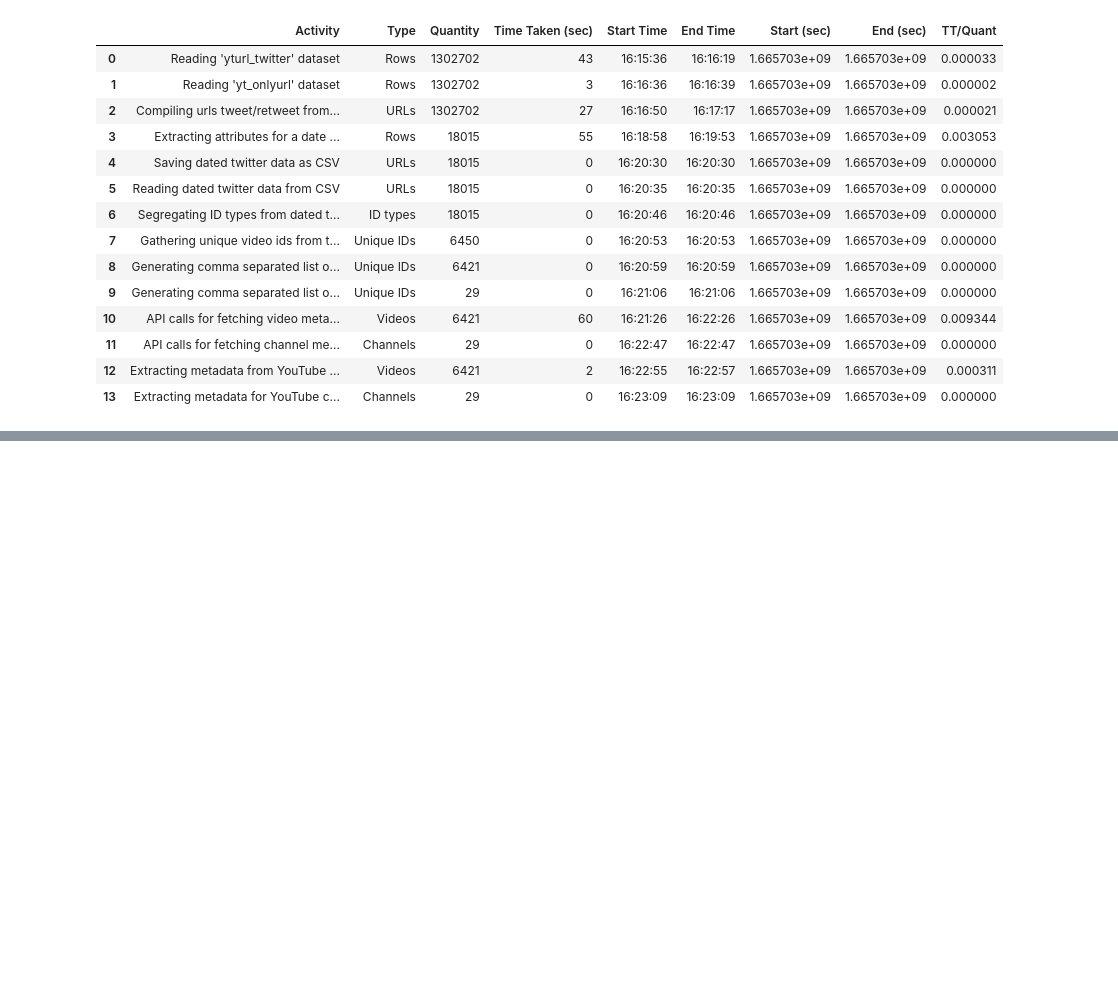
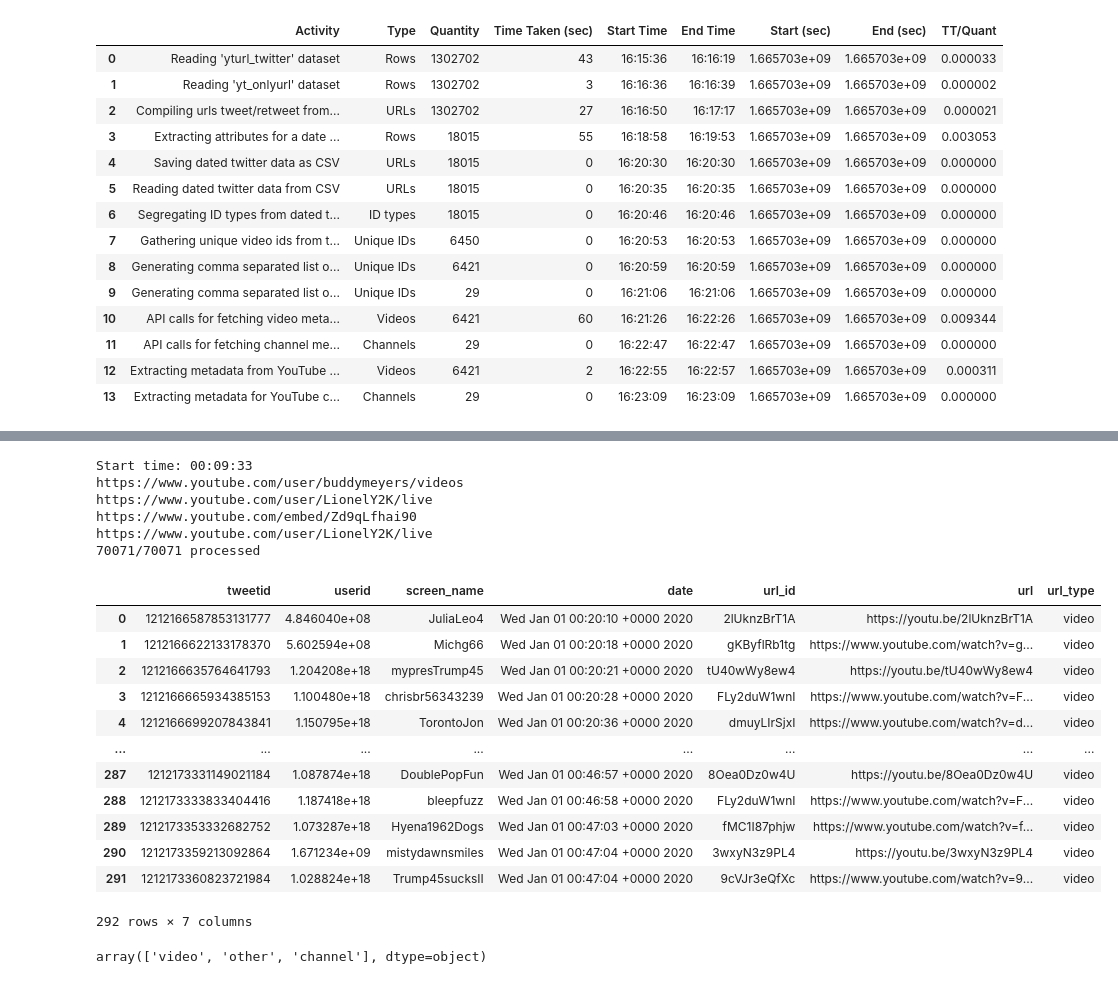
Before and after one commit to MihirS57/Twitter-YouTube-Compile-Monitor, a Jupyter notebook: Twitter-YouTube-Monitoring.ipynb, the cells around one changed output, grey strips where cells are left out. Drawn from its saved outputs; the diff is of its cells as text; code cells hidden in the pictures; blank space fills up the shorter version.

```diff
--- a/Twitter-YouTube-Monitoring.ipynb
+++ b/Twitter-YouTube-Monitoring.ipynb
@@ -1092,0 +1150,50 @@ Total time taken by the script to complete processing for Feb 23 2022: 190s
+# %%
+tweetid_list = []
+userid_list = []
+screenname_list = []
+date_list = []
+url_list = []
+url_id_list = []
+url_type_list = []
+count_ids = 0
+count_cids = 0
+count_nonids = 0
+count = 0
+dt_string_s,start_time = startTimeMe(True)
+#tweetid, userid, screen_name, date, url, url_id, url_type
+for idx in twitter_dataset.index:
+    tweet_id = twitter_dataset['tweetid'][idx]
+    if tweet_id in tweetid_urldata:
+        tweetid_index = tweetid_urldata.index(tweet_id)
+        yt_url = urllist_urldata[tweetid_index]
+        if yt_url != "NA" and 'youtube.com' in yt_url or 'youtu.be' in yt_url:
+            tweetid_list.append(tweet_id)
+            userid_list.append(twitter_dataset['userid'][idx])
+            screenname_list.append(twitter_dataset['screen_name'][idx])
+            date_list.append(twitter_dataset['date'][idx])
+            url_list.append(yt_url)
+            link_type, link_id = getIDfromURL(yt_url)
+            url_type_list.append(link_type)
+            url_id_list.append(link_id)
+            if link_type == 'other':
+                count_nonids = count_nonids+1
+            elif link_type == 'channel':
+                count_cids = count_cids+1
+            else:
+                count_ids = count_ids+1
+    count=count+1
+    print(f'{count}/{len(twitter_dataset)} processed',end="\r")
+video_twitter_metadata = pd.DataFrame({'tweetid': tweetid_list,
+                                 'userid': userid_list,
+                                 'screen_name': screenname_list,
+                                 'date': date_list,
+                                 'url_id': url_id_list,
+                                 'url':url_list,
+                                 'url_type':url_type_list })
+# %% [output]
+Start time: 00:09:33
+https://www.youtube.com/user/buddymeyers/videos
+https://www.youtube.com/user/LionelY2K/live
+https://www.youtube.com/embed/Zd9qLfhai90
+https://www.youtube.com/user/LionelY2K/live
+70071/70071 processed
@@ -1092,0 +1202,22 @@ Total time taken by the script to complete processing for Feb 23 2022: 190s
+# %%
+video_twitter_metadata = pd.read_csv(f'./dataset/Script Extracted/VideoTwitterMetadata_{file_name}.csv', low_memory=False)
+# %%
+video_twitter_metadata
+# %% [output]
+|  | tweetid | userid | screen_name | date | url_id | url | url_type |
+| 0 | 1212166587853131777 | 4.846040e+08 | JuliaLeo4 | Wed Jan 01 00:20:10 +0000 2020 | 2lUknzBrT1A | https://youtu.be/2lUknzBrT1A | video |
+| 1 | 1212166622133178370 | 5.602594e+08 | Michg66 | Wed Jan 01 00:20:18 +0000 2020 | gKByflRb1tg | https://www.youtube.com/watch?v=g... | video |
+| 2 | 1212166635764641793 | 1.204208e+18 | mypresTrump45 | Wed Jan 01 00:20:21 +0000 2020 | tU40wWy8ew4 | https://youtu.be/tU40wWy8ew4 | video |
+| 3 | 1212166665934385153 | 1.100480e+18 | chrisbr56343239 | Wed Jan 01 00:20:28 +0000 2020 | FLy2duW1wnI | https://www.youtube.com/watch?v=F... | video |
+| 4 | 1212166699207843841 | 1.150795e+18 | TorontoJon | Wed Jan 01 00:20:36 +0000 2020 | dmuyLIrSjxI | https://www.youtube.com/watch?v=d... | video |
+| ... | ... | ... | ... | ... | ... | ... | ... |
+| 287 | 1212173331149021184 | 1.087874e+18 | DoublePopFun | Wed Jan 01 00:46:57 +0000 2020 | 8Oea0Dz0w4U | https://youtu.be/8Oea0Dz0w4U | video |
+| 288 | 1212173333833404416 | 1.187418e+18 | bleepfuzz | Wed Jan 01 00:46:58 +0000 2020 | FLy2duW1wnI | https://www.youtube.com/watch?v=F... | video |
+| 289 | 1212173353332682752 | 1.073287e+18 | Hyena1962Dogs | Wed Jan 01 00:47:03 +0000 2020 | fMC1I87phjw | https://www.youtube.com/watch?v=f... | video |
+| 290 | 1212173359213092864 | 1.671234e+09 | mistydawnsmiles | Wed Jan 01 00:47:04 +0000 2020 | 3wxyN3z9PL4 | https://youtu.be/3wxyN3z9PL4 | video |
+| 291 | 1212173360823721984 | 1.028824e+18 | Trump45sucksII | Wed Jan 01 00:47:04 +0000 2020 | 9cVJr3eQfXc | https://www.youtube.com/watch?v=9... | video |
+292 rows × 7 columns
+# %%
+video_twitter_metadata['url_type'].unique()
+# %% [output]
+array(['video', 'other', 'channel'], dtype=object)
```
Also changed, not shown: parts of 19 cells of this notebook, 1 other file.
